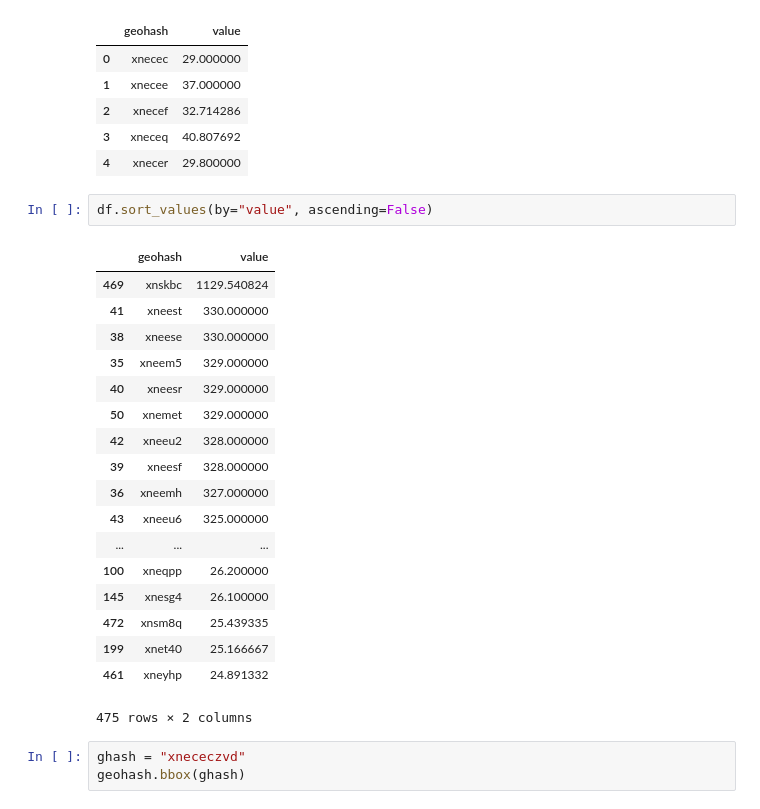
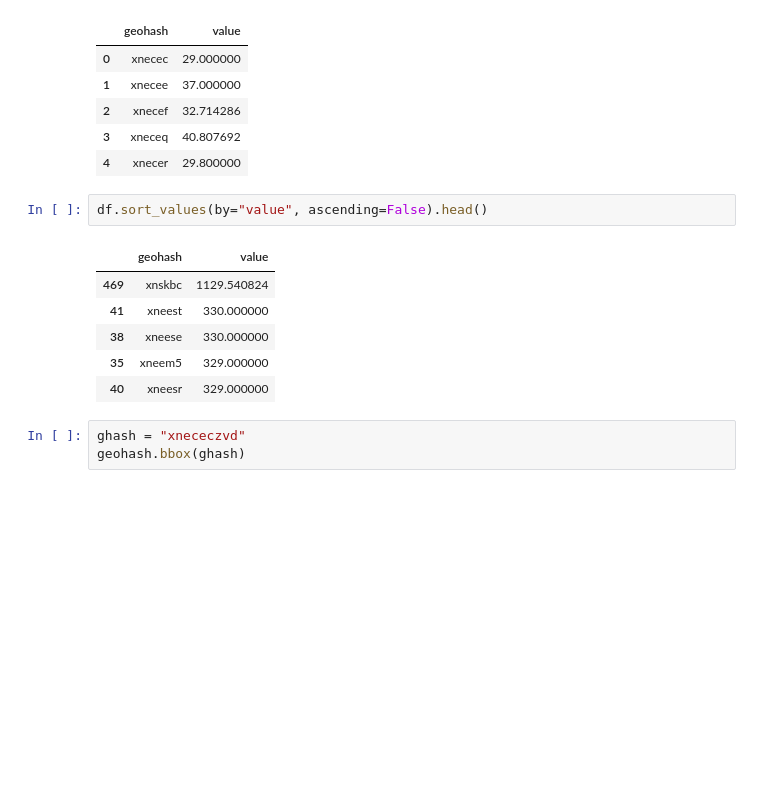
Before and after one commit to PPitson/safecast-data-analysis, a Jupyter notebook: visualization.ipynb, the cells around one changed output. Drawn from its saved outputs; the diff is of its cells as text; blank space fills up the shorter version.

```diff
--- a/visualization.ipynb
+++ b/visualization.ipynb
@@ -17,26 +17,14 @@ df.head()
 | 3 | xneceq | 40.807692 |
 | 4 | xnecer | 29.800000 |
 # %%
-df.sort_values(by="value", ascending=False)
+df.sort_values(by="value", ascending=False).head()
 # %% [output]
 |  | geohash | value |
 | 469 | xnskbc | 1129.540824 |
 | 41 | xneest | 330.000000 |
 | 38 | xneese | 330.000000 |
 | 35 | xneem5 | 329.000000 |
 | 40 | xneesr | 329.000000 |
-| 50 | xnemet | 329.000000 |
-| 42 | xneeu2 | 328.000000 |
-| 39 | xneesf | 328.000000 |
-| 36 | xneemh | 327.000000 |
-| 43 | xneeu6 | 325.000000 |
-| ... | ... | ... |
-| 100 | xneqpp | 26.200000 |
-| 145 | xnesg4 | 26.100000 |
-| 472 | xnsm8q | 25.439335 |
-| 199 | xnet40 | 25.166667 |
-| 461 | xneyhp | 24.891332 |
-475 rows × 2 columns
 # %%
 ghash = "xnececzvd"
 geohash.bbox(ghash)
```
Also changed, not shown: parts of 6 cells of this notebook.
